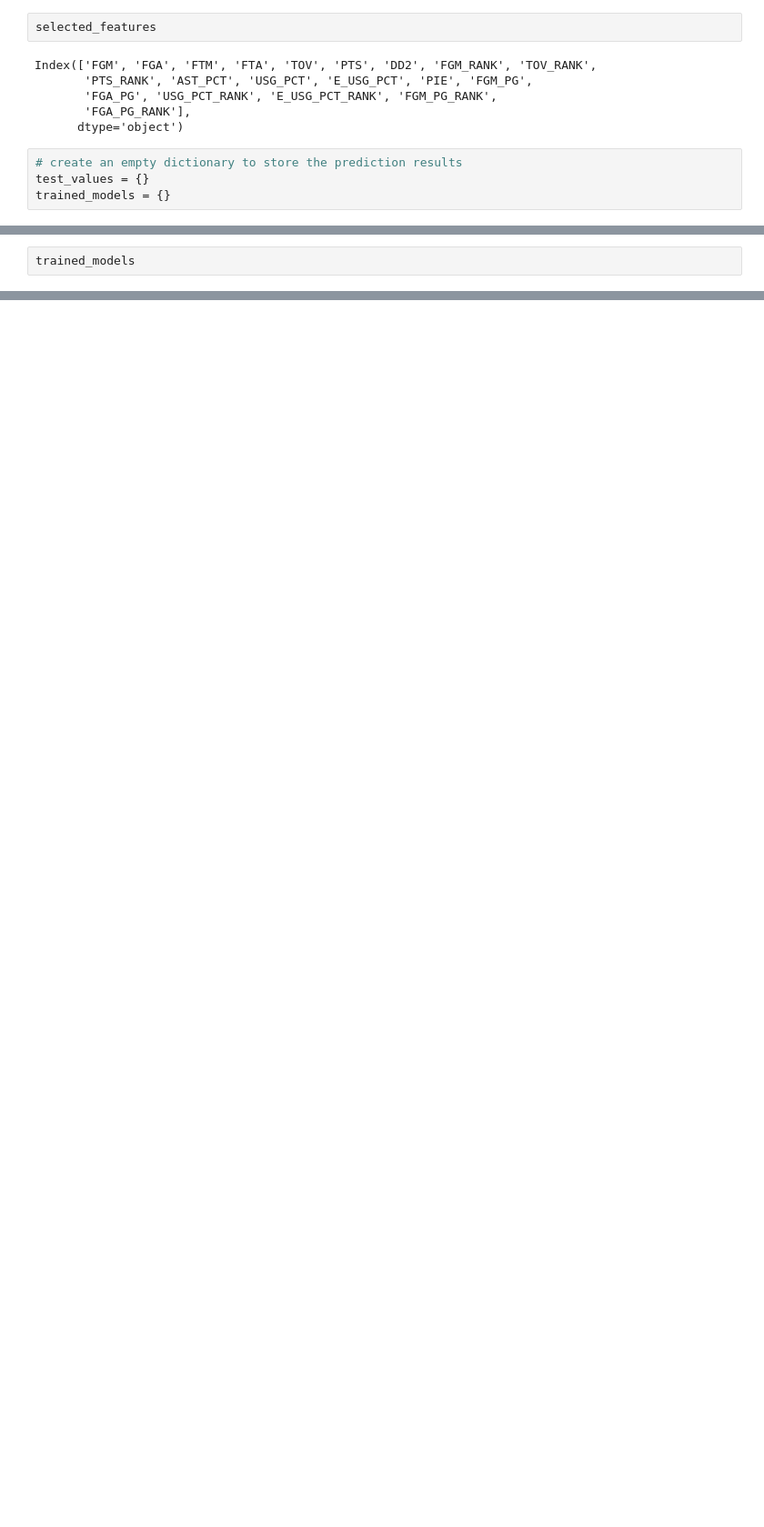
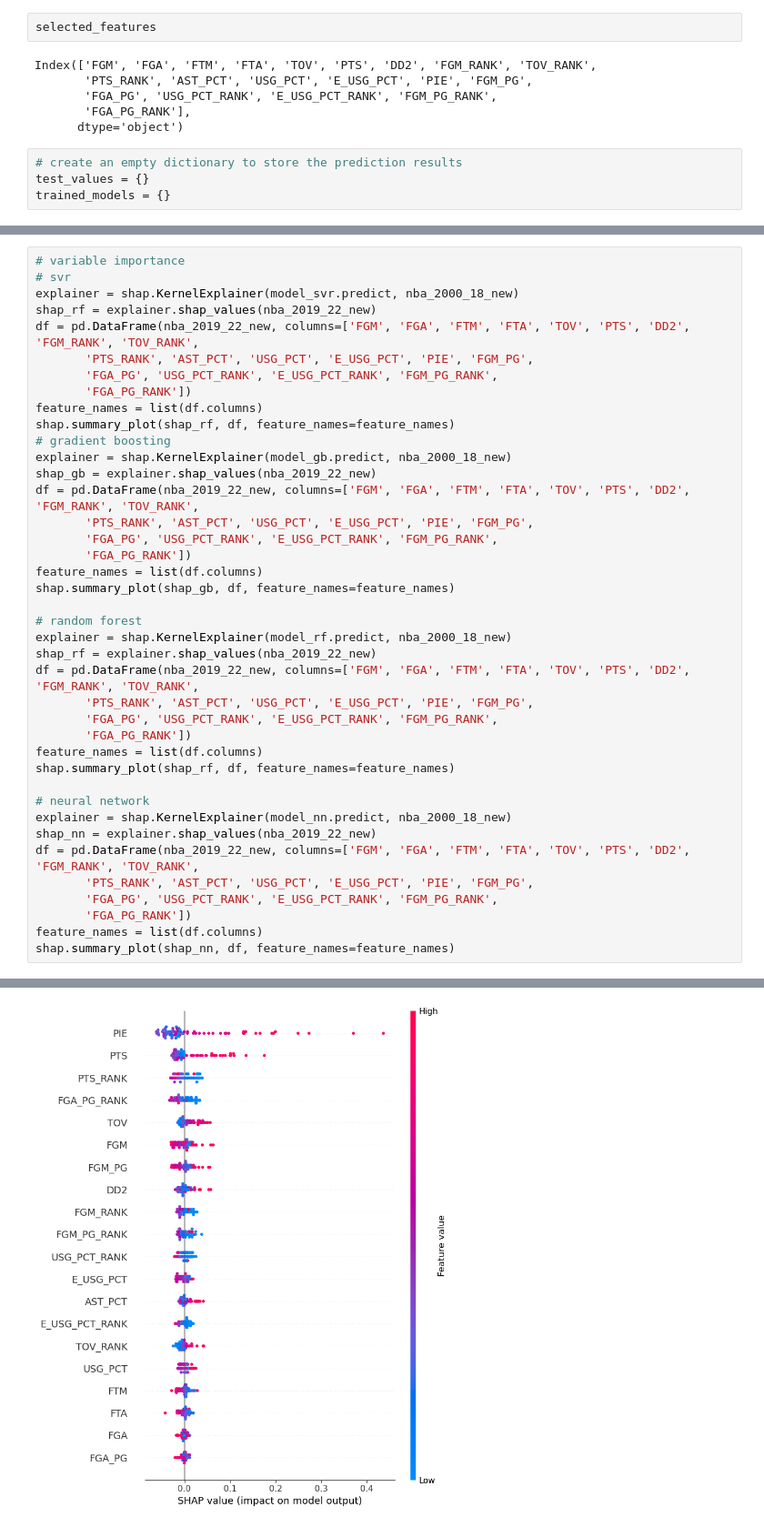
Before and after one commit to frankkhung/NBA-MVP-Prediction, a Jupyter notebook: mvp_prediction.ipynb, the cells around one changed output, grey strips where cells are left out. Shown at 91% size. Saved outputs shown, nothing was run; the diff lists cells and outputs as text; blank space fills up the shorter version.

```diff
--- a/mvp_prediction.ipynb
+++ b/mvp_prediction.ipynb
@@ -396,2 +385,41 @@ model_past_mvp
 # %%
-trained_models
+# variable importance
+# svr
+explainer = shap.KernelExplainer(model_svr.predict, nba_2000_18_new)
+shap_rf = explainer.shap_values(nba_2019_22_new)
+df = pd.DataFrame(nba_2019_22_new, columns=['FGM', 'FGA', 'FTM', 'FTA', 'TOV', 'PTS', 'DD2', 'FGM_RANK', 'TOV_RANK',
+       'PTS_RANK', 'AST_PCT', 'USG_PCT', 'E_USG_PCT', 'PIE', 'FGM_PG',
+       'FGA_PG', 'USG_PCT_RANK', 'E_USG_PCT_RANK', 'FGM_PG_RANK',
+       'FGA_PG_RANK'])
+feature_names = list(df.columns)
+shap.summary_plot(shap_rf, df, feature_names=feature_names)
+# gradient boosting
+explainer = shap.KernelExplainer(model_gb.predict, nba_2000_18_new)
+shap_gb = explainer.shap_values(nba_2019_22_new)
+df = pd.DataFrame(nba_2019_22_new, columns=['FGM', 'FGA', 'FTM', 'FTA', 'TOV', 'PTS', 'DD2', 'FGM_RANK', 'TOV_RANK',
+       'PTS_RANK', 'AST_PCT', 'USG_PCT', 'E_USG_PCT', 'PIE', 'FGM_PG',
+       'FGA_PG', 'USG_PCT_RANK', 'E_USG_PCT_RANK', 'FGM_PG_RANK',
+       'FGA_PG_RANK'])
+feature_names = list(df.columns)
+shap.summary_plot(shap_gb, df, feature_names=feature_names)
+
+# random forest
+explainer = shap.KernelExplainer(model_rf.predict, nba_2000_18_new)
+shap_rf = explainer.shap_values(nba_2019_22_new)
+df = pd.DataFrame(nba_2019_22_new, columns=['FGM', 'FGA', 'FTM', 'FTA', 'TOV', 'PTS', 'DD2', 'FGM_RANK', 'TOV_RANK',
+       'PTS_RANK', 'AST_PCT', 'USG_PCT', 'E_USG_PCT', 'PIE', 'FGM_PG',
+       'FGA_PG', 'USG_PCT_RANK', 'E_USG_PCT_RANK', 'FGM_PG_RANK',
+       'FGA_PG_RANK'])
+feature_names = list(df.columns)
+shap.summary_plot(shap_rf, df, feature_names=feature_names)
+
+# neural network
+explainer = shap.KernelExplainer(model_nn.predict, nba_2000_18_new)
+shap_nn = explainer.shap_values(nba_2019_22_new)
+df = pd.DataFrame(nba_2019_22_new, columns=['FGM', 'FGA', 'FTM', 'FTA', 'TOV', 'PTS', 'DD2', 'FGM_RANK', 'TOV_RANK',
+       'PTS_RANK', 'AST_PCT', 'USG_PCT', 'E_USG_PCT', 'PIE', 'FGM_PG',
+       'FGA_PG', 'USG_PCT_RANK', 'E_USG_PCT_RANK', 'FGM_PG_RANK',
+       'FGA_PG_RANK'])
+feature_names = list(df.columns)
+shap.summary_plot(shap_nn, df, feature_names=feature_names)
+# %% [output]
@@ -397,0 +428 @@ trained_models
+[figure, added]
```
Also changed, not shown: parts of 18 cells of this notebook, 6 other files.
